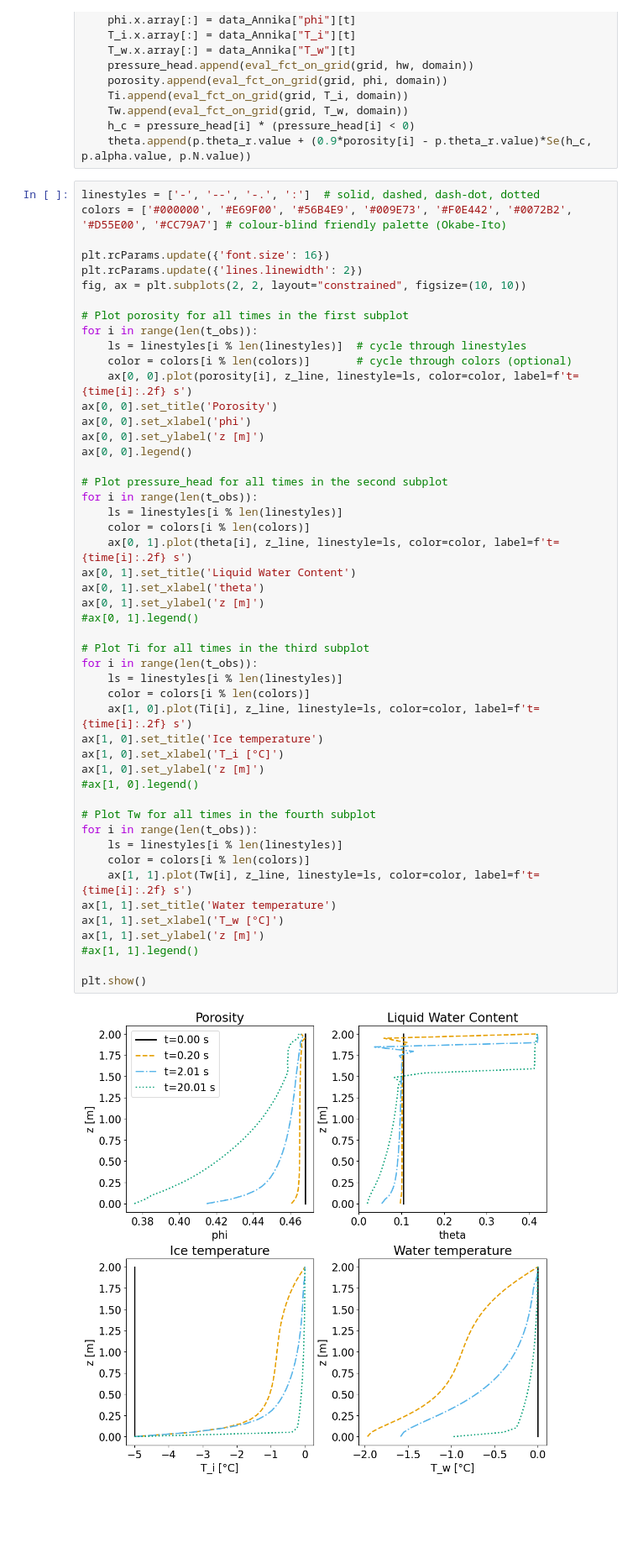
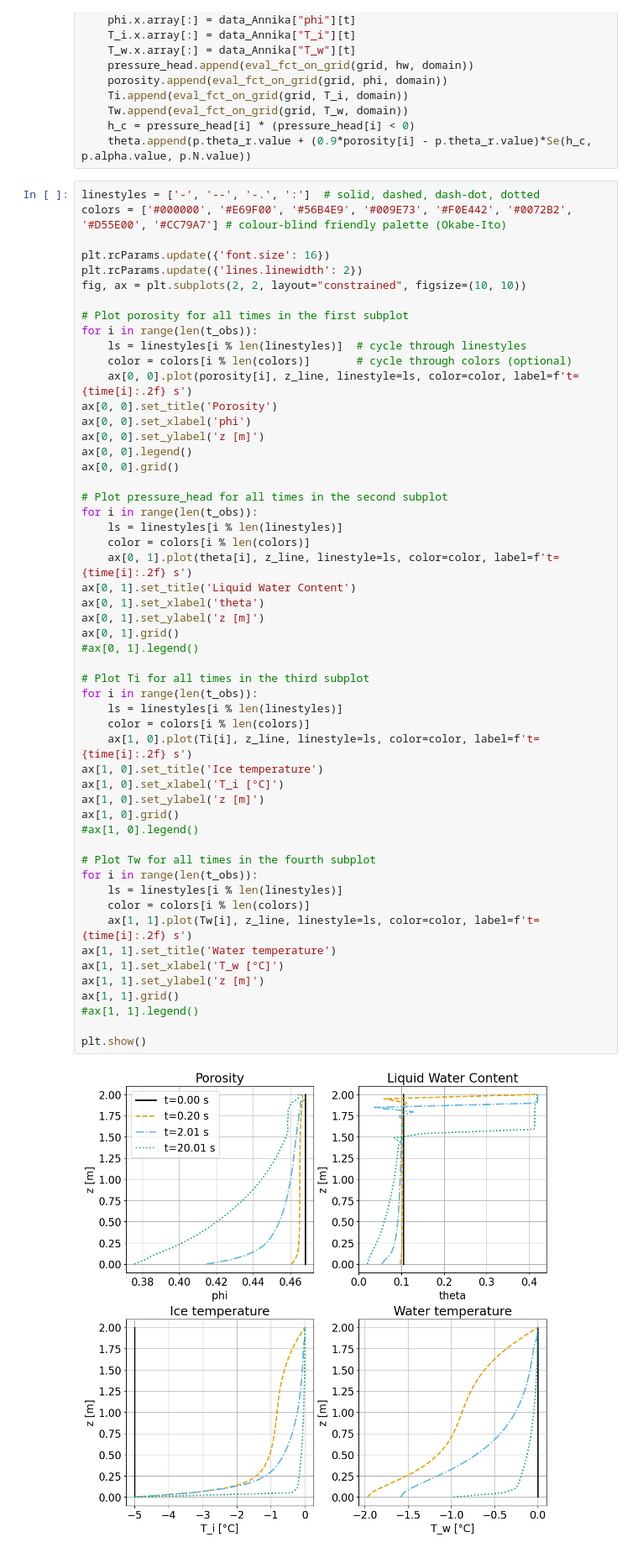
Before and after one commit to lannika-ut/Masterarbeit, a Jupyter notebook: compare_cross_sections.ipynb, the cells around one changed output. Shown at 84% size. Saved outputs shown, nothing was run; the diff lists cells and outputs as text; blank space fills up the shorter version.

```diff
--- a/compare_cross_sections.ipynb
+++ b/compare_cross_sections.ipynb
@@ -76,37 +76,41 @@ ax[0, 0].set_title('Porosity')
 ax[0, 0].set_xlabel('phi')
 ax[0, 0].set_ylabel('z [m]')
 ax[0, 0].legend()
+ax[0, 0].grid()
 
 # Plot pressure_head for all times in the second subplot
 for i in range(len(t_obs)):
     ls = linestyles[i % len(linestyles)]
     color = colors[i % len(colors)]
     ax[0, 1].plot(theta[i], z_line, linestyle=ls, color=color, label=f't={time[i]:.2f} s')
 ax[0, 1].set_title('Liquid Water Content')
 ax[0, 1].set_xlabel('theta')
 ax[0, 1].set_ylabel('z [m]')
+ax[0, 1].grid()
 #ax[0, 1].legend()
 
 # Plot Ti for all times in the third subplot
 for i in range(len(t_obs)):
     ls = linestyles[i % len(linestyles)]
     color = colors[i % len(colors)]
     ax[1, 0].plot(Ti[i], z_line, linestyle=ls, color=color, label=f't={time[i]:.2f} s')
 ax[1, 0].set_title('Ice temperature')
 ax[1, 0].set_xlabel('T_i [°C]')
 ax[1, 0].set_ylabel('z [m]')
+ax[1, 0].grid()
 #ax[1, 0].legend()
 
 # Plot Tw for all times in the fourth subplot
 for i in range(len(t_obs)):
     ls = linestyles[i % len(linestyles)]
     color = colors[i % len(colors)]
     ax[1, 1].plot(Tw[i], z_line, linestyle=ls, color=color, label=f't={time[i]:.2f} s')
 ax[1, 1].set_title('Water temperature')
 ax[1, 1].set_xlabel('T_w [°C]')
 ax[1, 1].set_ylabel('z [m]')
+ax[1, 1].grid()
 #ax[1, 1].legend()
 
 plt.show()
 # %% [output]
-[figure, old version]
+[figure, new version]
```
Also changed, not shown: parts of 1 cell of this notebook, 6 other files.
